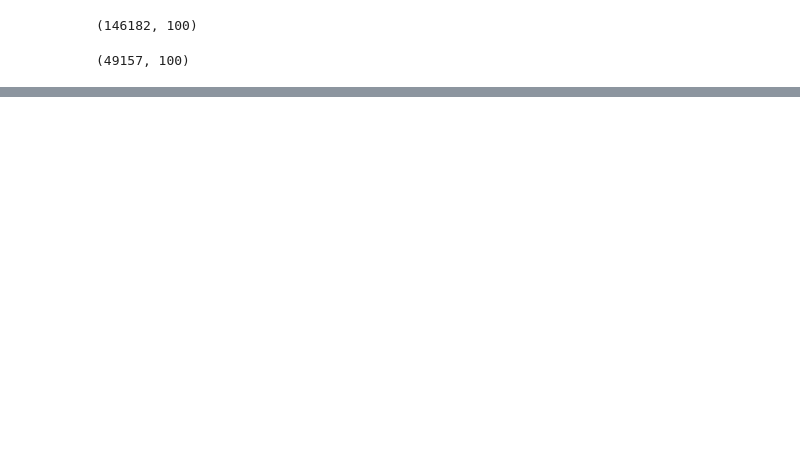
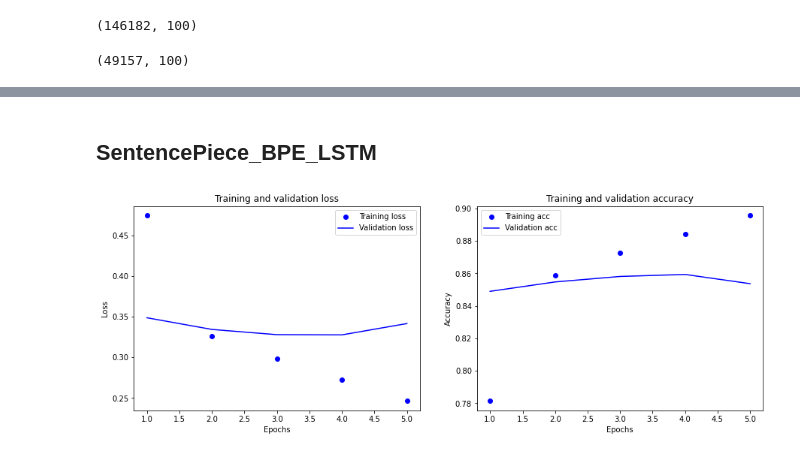
Before and after one commit to Chromis07/aiffel, a Jupyter notebook: goingdeeper/node_02/[G-02]tokenizer.ipynb, the cells around one changed output, grey strips where cells are left out. Saved outputs shown, nothing was run; the diff lists cells and outputs as text; code cells hidden in the pictures; blank space fills up the shorter version.

```diff
--- a/goingdeeper/node_02/[G-02]tokenizer.ipynb
+++ b/goingdeeper/node_02/[G-02]tokenizer.ipynb
@@ -744,0 +855,32 @@ https://github.com/SIMYJ/NLP_Projects/blob/master/%5BGD_NLP_02%5DSentencePiece_M
+# %% [markdown]
+## SentencePiece_BPE_LSTM
+# %%
+history_02_dict = history_model01.history
+
+acc = history_01_dict['accuracy']
+val_acc = history_01_dict['val_accuracy']
+loss = history_01_dict['loss']
+val_loss = history_01_dict['val_loss']
+
+epochs = range(1, len(acc) + 1)
+
+plt.figure(figsize=(15,5))
+plt.subplot(1,2,1)
+plt.plot(epochs, loss, 'bo', label='Training loss')
+plt.plot(epochs, val_loss, 'b', label='Validation loss')
+plt.title('Training and validation loss')
+plt.xlabel('Epochs')
+plt.ylabel('Loss')
+plt.legend()
+
+plt.subplot(1,2,2)
+plt.plot(epochs, acc, 'bo', label='Training acc')
+plt.plot(epochs, val_acc, 'b', label='Validation acc')
+plt.title('Training and validation accuracy')
+plt.xlabel('Epochs')
+plt.ylabel('Accuracy')
+plt.legend()
+
+plt.show()
+# %% [output]
+[figure, added]
```
Also changed, not shown: parts of 24 cells of this notebook, 2 other files.
